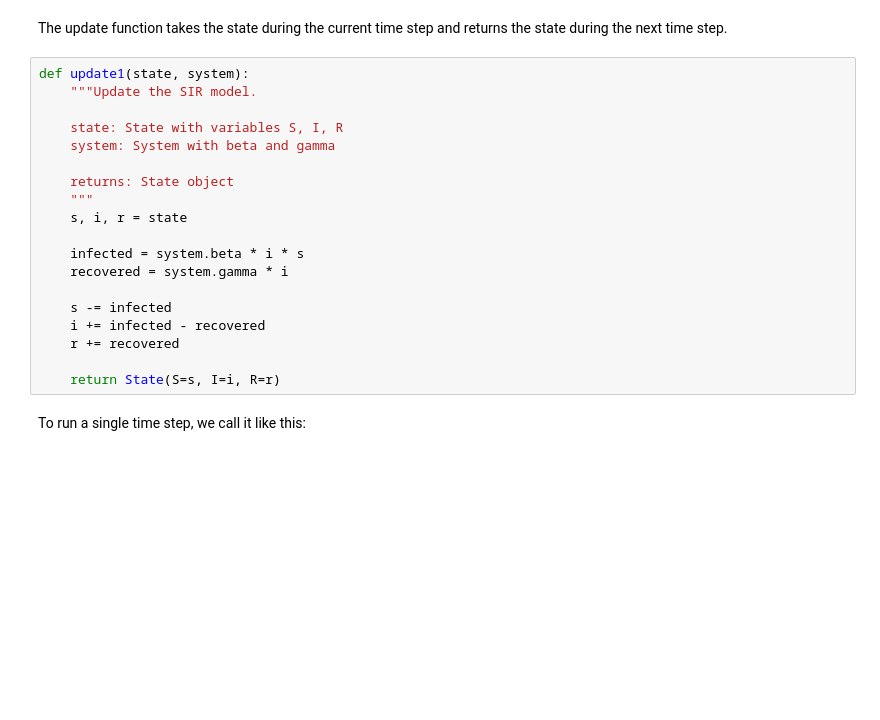
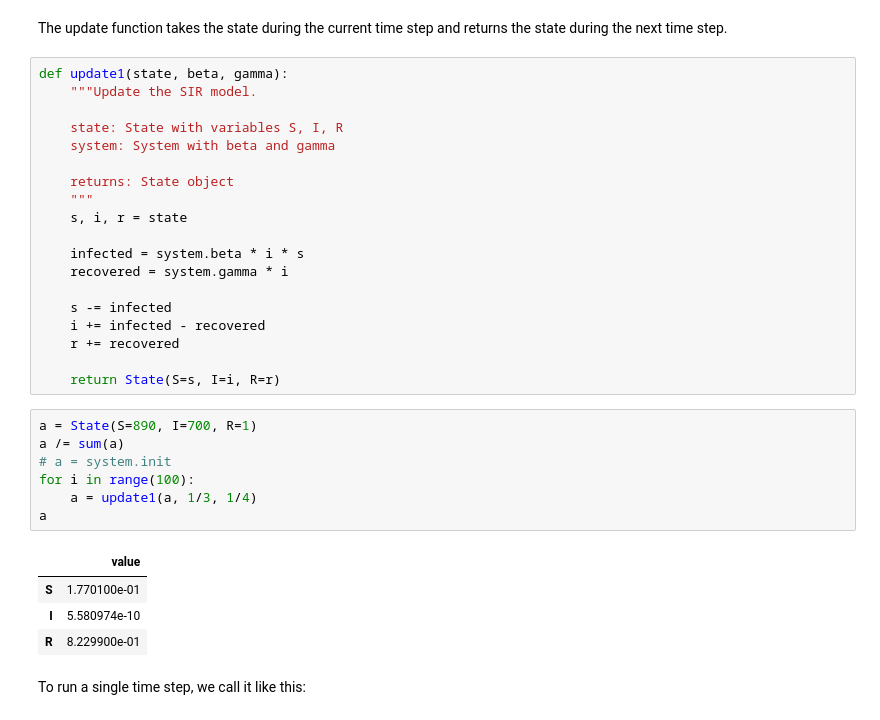
Before and after one commit to Bogidon/ModSimPy, a Jupyter notebook: code/chap05mine.ipynb, the cells around one changed output. Cells and saved outputs as stored; diff of their text form; blank space fills up the shorter version.

```diff
--- a/code/chap05mine.ipynb
+++ b/code/chap05mine.ipynb
@@ -77,7 +77,7 @@ system = make_system(beta, gamma)
 # %% [markdown]
 The update function takes the state during the current time step and returns the state during the next time step.
 # %%
-def update1(state, system):
+def update1(state, beta, gamma):
     """Update the SIR model.
 
     state: State with variables S, I, R
@@ -95,6 +95,18 @@ def update1(state, system):
     r += recovered
 
     return State(S=s, I=i, R=r)
+# %%
+a = State(S=890, I=700, R=1)
+a /= sum(a)
+# a = system.init
+for i in range(100):
+    a = update1(a, 1/3, 1/4)
+a
+# %% [output]
+|  | value |
+| S | 1.770100e-01 |
+| I | 5.580974e-10 |
+| R | 8.229900e-01 |
 # %% [markdown]
 To run a single time step, we call it like this:
 # %%
```
Also changed, not shown: parts of 4 cells of this notebook, 1 other file.
